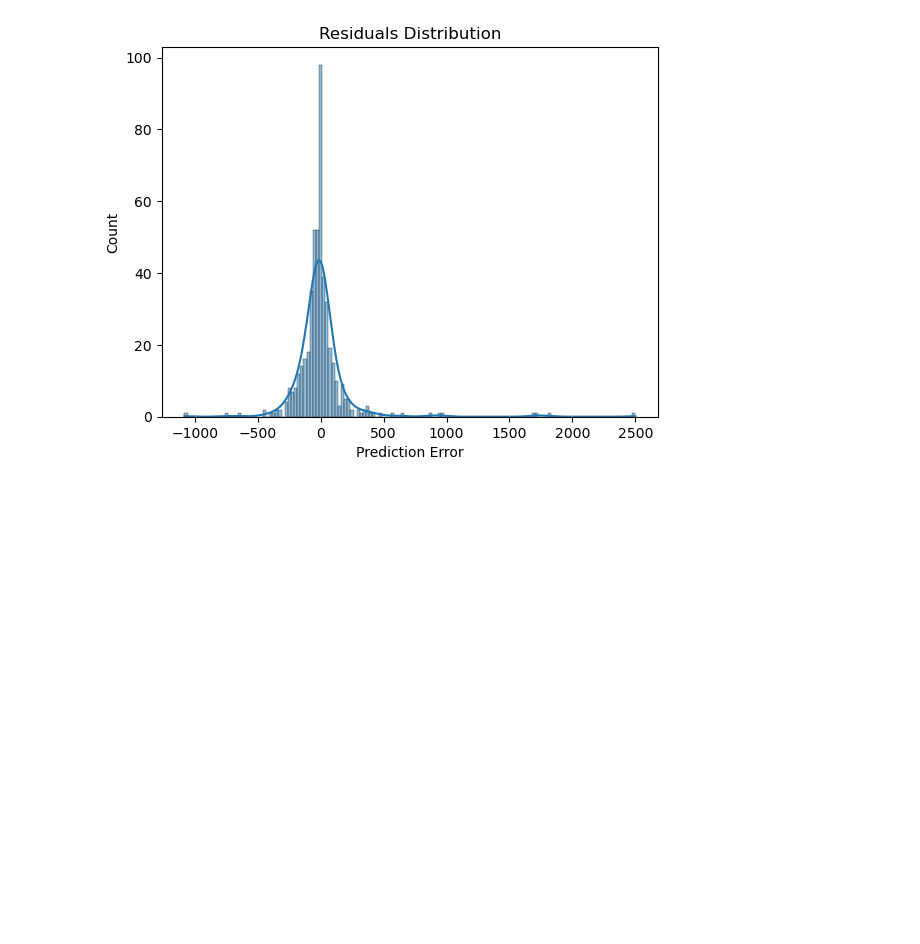
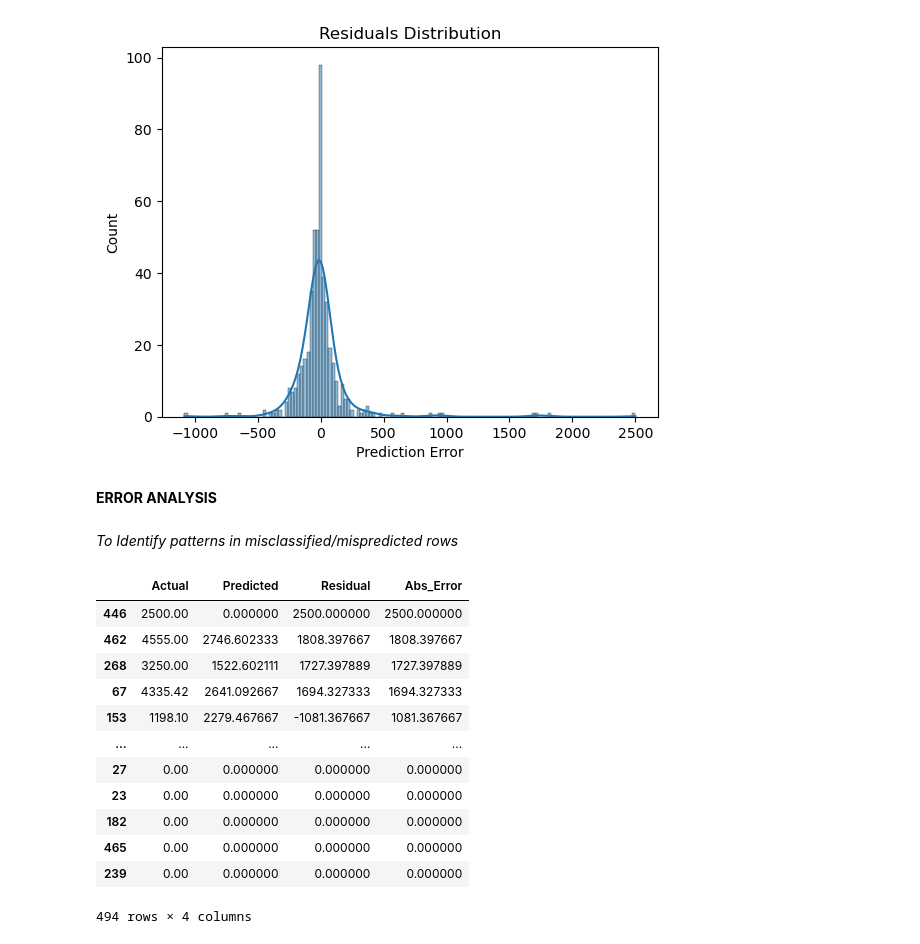
Before and after one commit to nupurmadaan04/AI-agriculture-yield-production, a Jupyter notebook: Notebooks/04_Evaluation_Deployment.ipynb, the cells around one changed output. Drawn from its saved outputs; the diff is of its cells as text; code cells hidden in the pictures; blank space fills up the shorter version.

```diff
--- a/Notebooks/04_Evaluation_Deployment.ipynb
+++ b/Notebooks/04_Evaluation_Deployment.ipynb
@@ -42,3 +45,7 @@ plt.savefig(r'C:\Users\devin\AI-agriculture-yield-prediction\Plots\Prediction_er
 plt.show()
 # %% [output]
 [figure]
+# %% [markdown]
+**ERROR ANALYSIS**
+# %% [markdown]
+*To Identify patterns in misclassified/mispredicted rows*
@@ -44,0 +55,17 @@ plt.show()
+# %%
+mispredicted_rows = df.sort_values(by='Abs_Error', ascending =False)
+display(mispredicted_rows)
+# %% [output]
+|  | Actual | Predicted | Residual | Abs_Error |
+| 446 | 2500.00 | 0.000000 | 2500.000000 | 2500.000000 |
+| 462 | 4555.00 | 2746.602333 | 1808.397667 | 1808.397667 |
+| 268 | 3250.00 | 1522.602111 | 1727.397889 | 1727.397889 |
+| 67 | 4335.42 | 2641.092667 | 1694.327333 | 1694.327333 |
+| 153 | 1198.10 | 2279.467667 | -1081.367667 | 1081.367667 |
+| ... | ... | ... | ... | ... |
+| 27 | 0.00 | 0.000000 | 0.000000 | 0.000000 |
+| 23 | 0.00 | 0.000000 | 0.000000 | 0.000000 |
+| 182 | 0.00 | 0.000000 | 0.000000 | 0.000000 |
+| 465 | 0.00 | 0.000000 | 0.000000 | 0.000000 |
+| 239 | 0.00 | 0.000000 | 0.000000 | 0.000000 |
+494 rows × 4 columns
```
Also changed, not shown: parts of 13 cells of this notebook, 7 other files.
